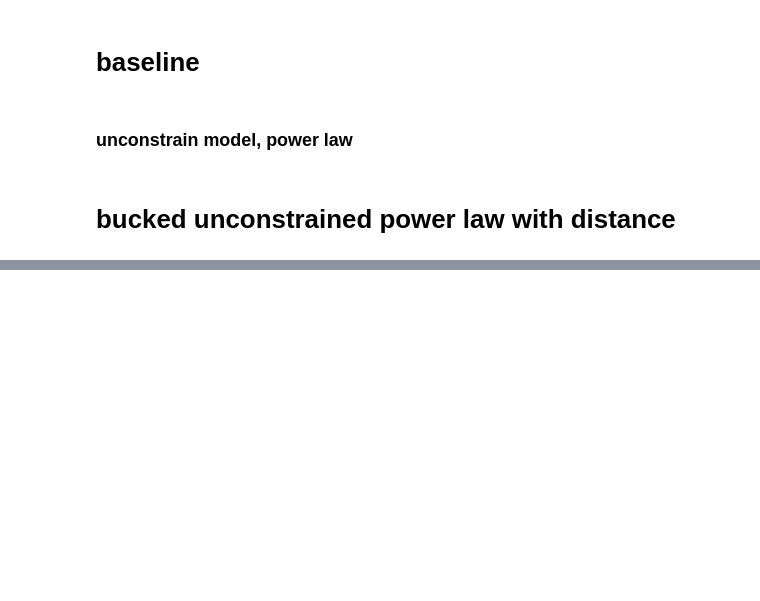
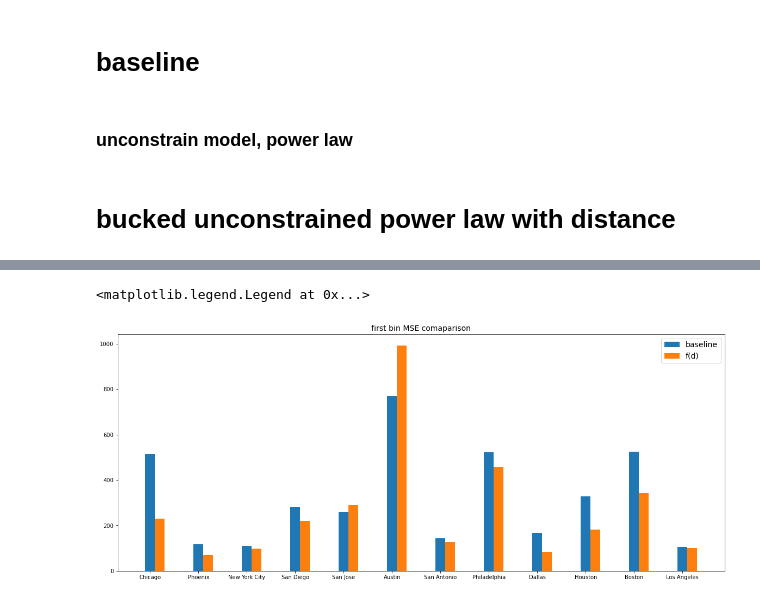
Before and after one commit to yuribogomolov/sttn, a Jupyter notebook: notebooks/generic_gravity_model.ipynb, the cells around one changed output, grey strips where cells are left out. Drawn from its saved outputs; the diff is of its cells as text; code cells hidden in the pictures; blank space fills up the shorter version.

```diff
--- a/notebooks/generic_gravity_model.ipynb
+++ b/notebooks/generic_gravity_model.ipynb
@@ -614,0 +512,18 @@ results
+# %%
+
+target= 'S000'
+binwisemse = pd.DataFrame(index=range(20))
+for city in cities:
+    if '.csv' in city:
+        print(city)
+        baselinemse = []
+        fdmes = []
+        baseline = OSDict[city][0]
+        fd = OSDict[city][1]
+        for i,bins in enumerate(sorted(baseline.bin.unique())):
+            baselinemse += [mean_squared_error(baseline.loc[baseline['bin']==bins][target+'flow'],
+                                               baseline.loc[baseline['bin']==bins][target+'pred'])]
+            fdmes += [mean_squared_error(fd.loc[fd['bin']==bins][target+'flow'],
+                                   fd.loc[fd['bin']==bins][target+'pred'])]
+        binwisemse[city.split('.csv')[0]+'bl'] = baselinemse
+        binwisemse[city.split('.csv')[0]+'fd'] = fdmes
@@ -614,0 +564,12 @@ results
+# %%
+fig, ax = plt.subplots(figsize=(20,8))
+bl = binwisemse[[col for col in binwisemse if 'bl' in col]]
+ax.bar(x=range(12),height = bl.loc[0],width=0.2,label='baseline')
+fd = binwisemse[[col for col in binwisemse if 'fd' in col]]
+ax.bar(x=np.array(range(12))+0.2,height = fd.loc[0],width=0.2,label='f(d)')
+_ = plt.xticks(range(12),[col.split('bl')[0] for col in binwisemse if 'bl' in col])
+plt.title('first bin MSE comaparison',fontsize=14)
+plt.legend(fontsize=14)
+# %% [output]
+<matplotlib.legend.Legend at 0x...>
+[figure, added]
```
Also changed, not shown: parts of 48 cells of this notebook.
